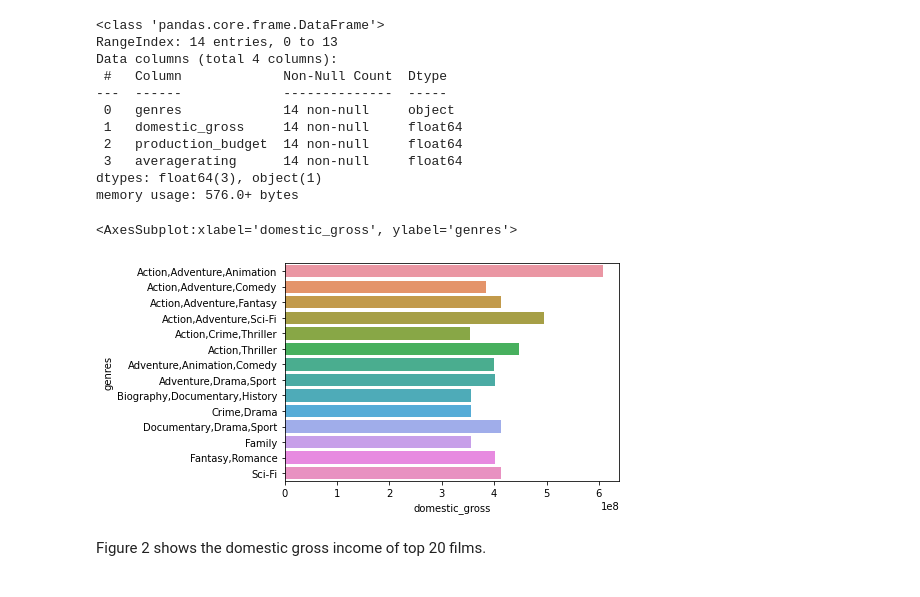
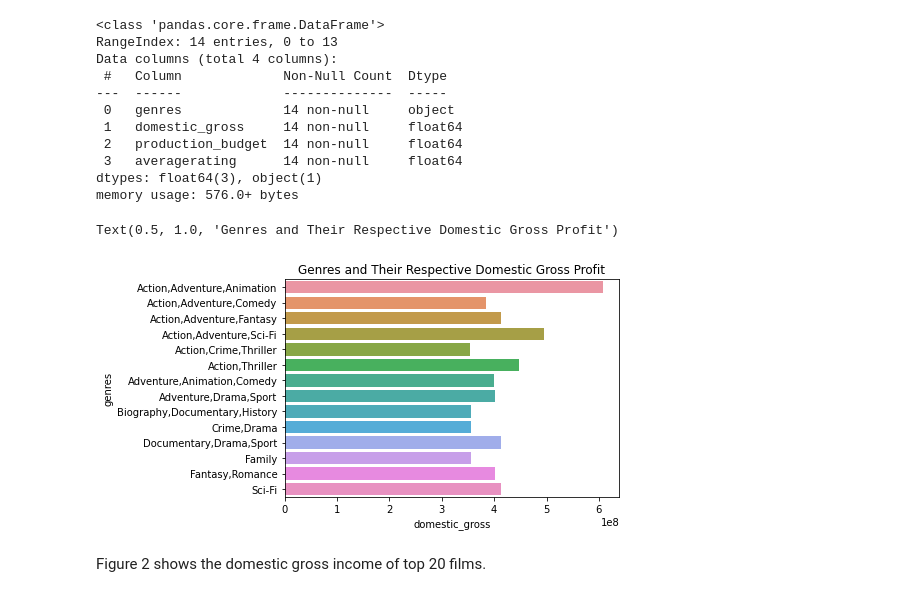
Before and after one commit to ashakeri92/dsc-phase-1-project-v2-3, a Jupyter notebook: analysis.ipynb, the cells around one changed output. Saved outputs shown, nothing was run; the diff lists cells and outputs as text; code cells hidden in the pictures.

```diff
--- a/analysis.ipynb
+++ b/analysis.ipynb
@@ -385,9 +385,10 @@ dtypes: float64(3), object(1)
 memory usage: 576.0+ bytes
 # %%
 sns.barplot(y="genres", x="domestic_gross", data=new_movie)
+plt.title("Genres and Their Respective Domestic Gross Profit")
 # %% [output]
-<AxesSubplot:xlabel='domestic_gross', ylabel='genres'>
+Text(0.5, 1.0, 'Genres and Their Respective Domestic Gross Profit')
-[figure, old version]
+[figure, new version]
 # %% [markdown]
 Figure 2 shows the domestic gross income of top 20 films.
 # %%
```
Also changed, not shown: parts of 4 cells of this notebook.
